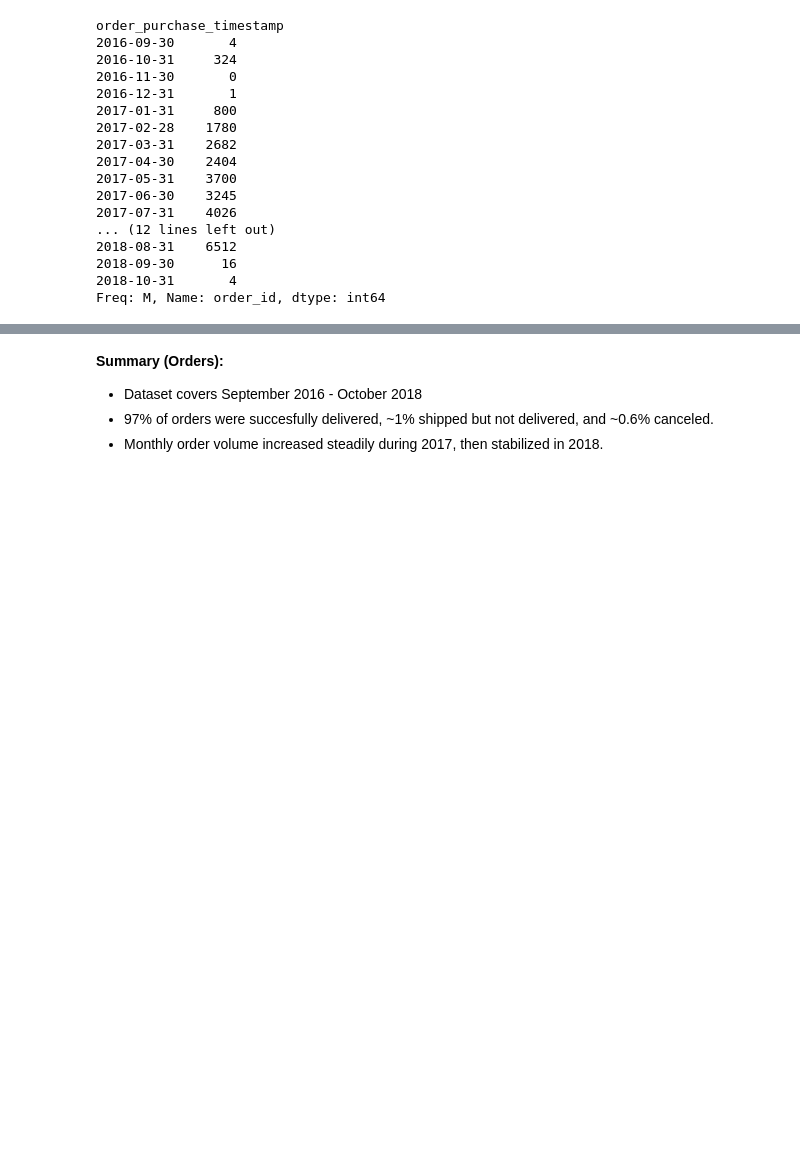
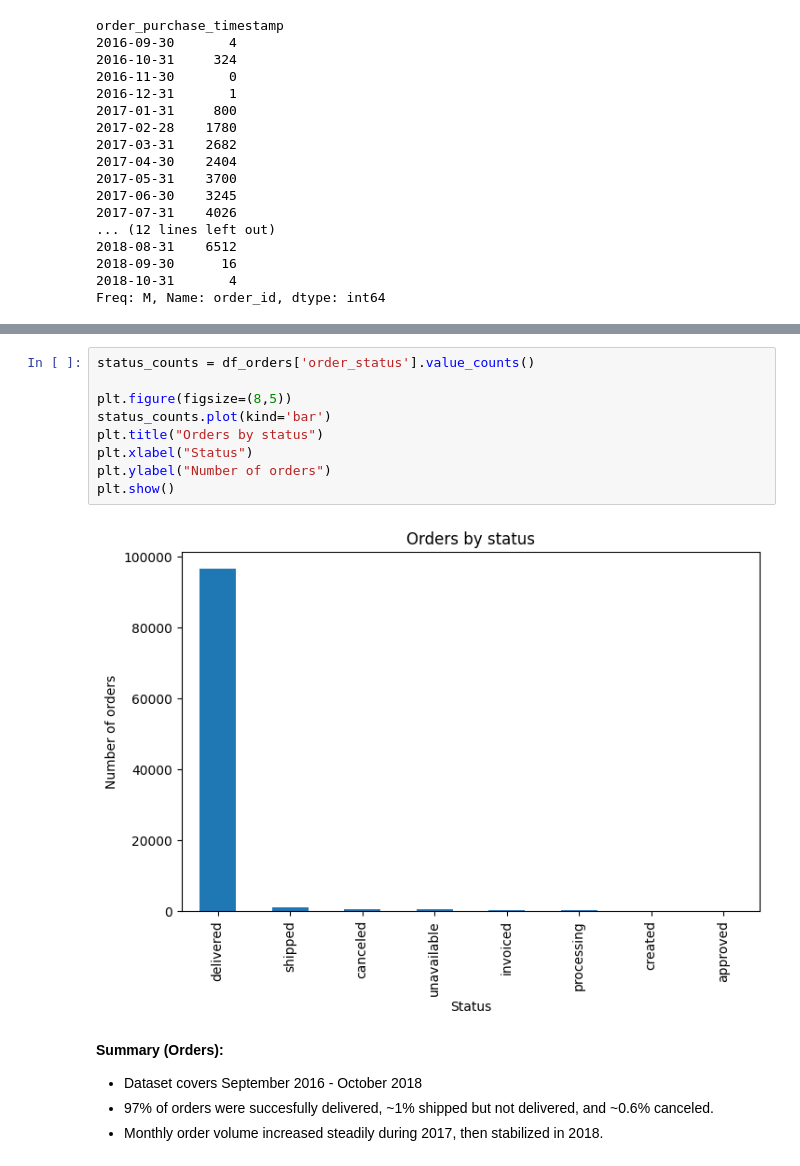
Before and after one commit to MikaelR1/Portfolio-Analytics, a Jupyter notebook: notebooks/eda.ipynb, the cells around one changed output, grey strips where cells are left out. Drawn from its saved outputs; the diff is of its cells as text; blank space fills up the shorter version.

```diff
--- a/notebooks/eda.ipynb
+++ b/notebooks/eda.ipynb
@@ -387,3 +401,14 @@ Freq: M, Name: order_id, dtype: int64
+# %%
+status_counts = df_orders['order_status'].value_counts()
+
+plt.figure(figsize=(8,5))
+status_counts.plot(kind='bar')
+plt.title("Orders by status")
+plt.xlabel("Status")
+plt.ylabel("Number of orders")
+plt.show()
+# %% [output]
+[figure, added]
 # %% [markdown]
 **Summary (Orders):**
 - Dataset covers September 2016 - October 2018
```
Also changed, not shown: parts of 9 cells of this notebook.
